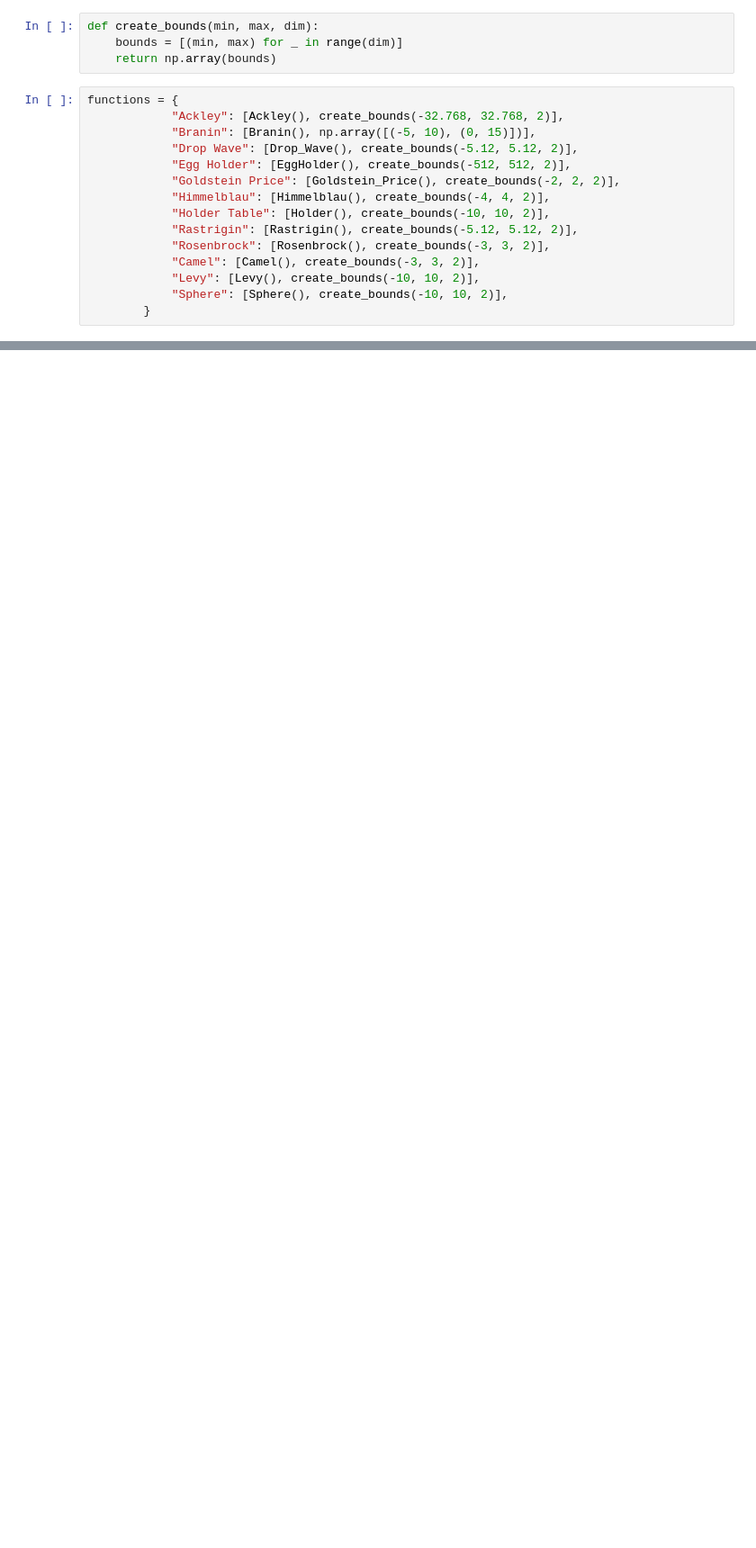
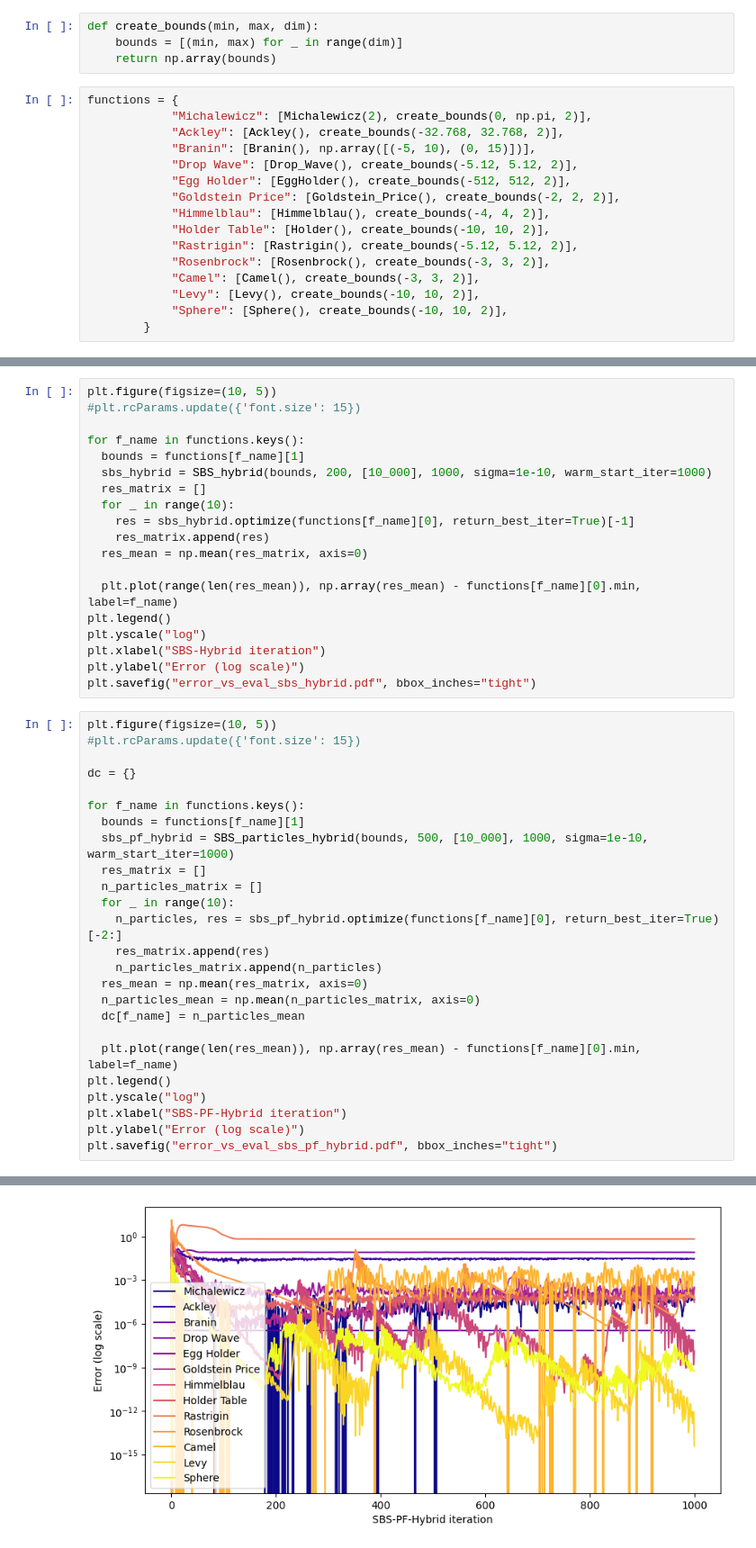
Before and after one commit to gaetanserre/Stochastic-Global-Optimization, a Jupyter notebook: reviews/best_per_iter.ipynb, the cells around one changed output, grey strips where cells are left out. Shown: that part at 90% size. Drawn from its saved outputs; the diff is of its cells as text; blank space fills up the shorter version.

```diff
--- a/reviews/best_per_iter.ipynb
+++ b/reviews/best_per_iter.ipynb
@@ -33,6 +29,7 @@ def create_bounds(min, max, dim):
     return np.array(bounds)
 # %%
 functions = {
+            "Michalewicz": [Michalewicz(2), create_bounds(0, np.pi, 2)],
             "Ackley": [Ackley(), create_bounds(-32.768, 32.768, 2)],
             "Branin": [Branin(), np.array([(-5, 10), (0, 15)])],
             "Drop Wave": [Drop_Wave(), create_bounds(-5.12, 5.12, 2)],
@@ -87,0 +91,45 @@ Text(0, 0.5, 'Error')
+# %%
+plt.figure(figsize=(10, 5))
+#plt.rcParams.update({'font.size': 15})
+
+for f_name in functions.keys():
+  bounds = functions[f_name][1]
+  sbs_hybrid = SBS_hybrid(bounds, 200, [10_000], 1000, sigma=1e-10, warm_start_iter=1000)
+  res_matrix = []
+  for _ in range(10):
+    res = sbs_hybrid.optimize(functions[f_name][0], return_best_iter=True)[-1]
+    res_matrix.append(res)
+  res_mean = np.mean(res_matrix, axis=0)
+
+  plt.plot(range(len(res_mean)), np.array(res_mean) - functions[f_name][0].min, label=f_name)
+plt.legend()
+plt.yscale("log")
+plt.xlabel("SBS-Hybrid iteration")
+plt.ylabel("Error (log scale)")
+plt.savefig("error_vs_eval_sbs_hybrid.pdf", bbox_inches="tight")
+# %%
+plt.figure(figsize=(10, 5))
+#plt.rcParams.update({'font.size': 15})
+
+dc = {}
+
+for f_name in functions.keys():
+  bounds = functions[f_name][1]
+  sbs_pf_hybrid = SBS_particles_hybrid(bounds, 500, [10_000], 1000, sigma=1e-10, warm_start_iter=1000)
+  res_matrix = []
+  n_particles_matrix = []
+  for _ in range(10):
+    n_particles, res = sbs_pf_hybrid.optimize(functions[f_name][0], return_best_iter=True)[-2:]
+    res_matrix.append(res)
+    n_particles_matrix.append(n_particles)
+  res_mean = np.mean(res_matrix, axis=0)
+  n_particles_mean = np.mean(n_particles_matrix, axis=0)
+  dc[f_name] = n_particles_mean
+
+  plt.plot(range(len(res_mean)), np.array(res_mean) - functions[f_name][0].min, label=f_name)
+plt.legend()
+plt.yscale("log")
+plt.xlabel("SBS-PF-Hybrid iteration")
+plt.ylabel("Error (log scale)")
+plt.savefig("error_vs_eval_sbs_pf_hybrid.pdf", bbox_inches="tight")
+# %% [output]
@@ -87,0 +153 @@ Text(0, 0.5, 'Error')
+[figure, added]
```
Also changed, not shown: parts of 7 cells of this notebook, 10 other files.
